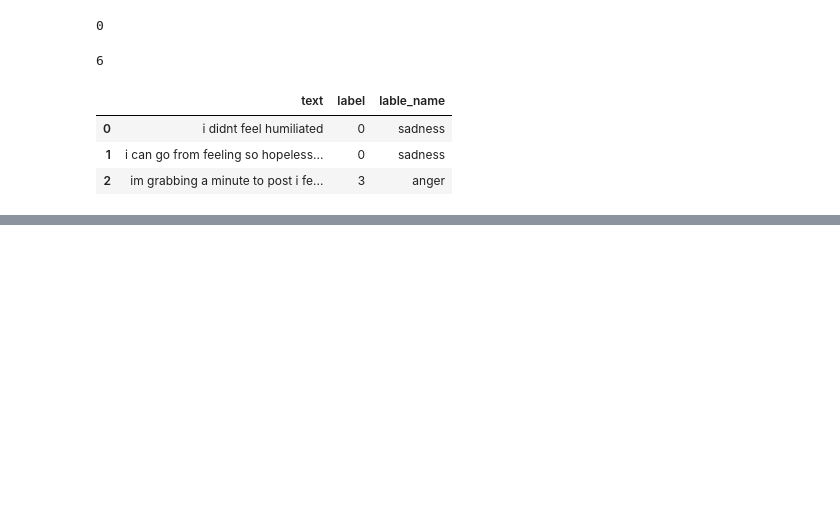
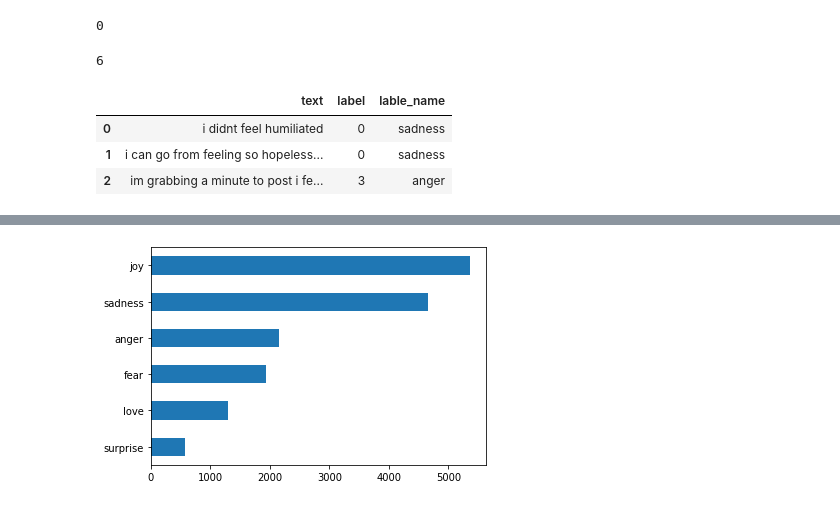
Before and after one commit to takenev59/Hugging_face, a Jupyter notebook: Hugging_face_transformers_part1.ipynb, the cells around one changed output, grey strips where cells are left out. Cells and saved outputs as stored; diff of their text form; code cells hidden in the pictures; blank space fills up the shorter version.

```diff
--- a/Hugging_face_transformers_part1.ipynb
+++ b/Hugging_face_transformers_part1.ipynb
@@ -159,0 +172,5 @@ emotions_df.head(3)
+# %%
+emotions_df['lable_name'].value_counts(ascending=True).plot.barh()
+plt.show()
+# %% [output]
+[figure, added]
```
Also changed, not shown: parts of 3 cells of this notebook.
